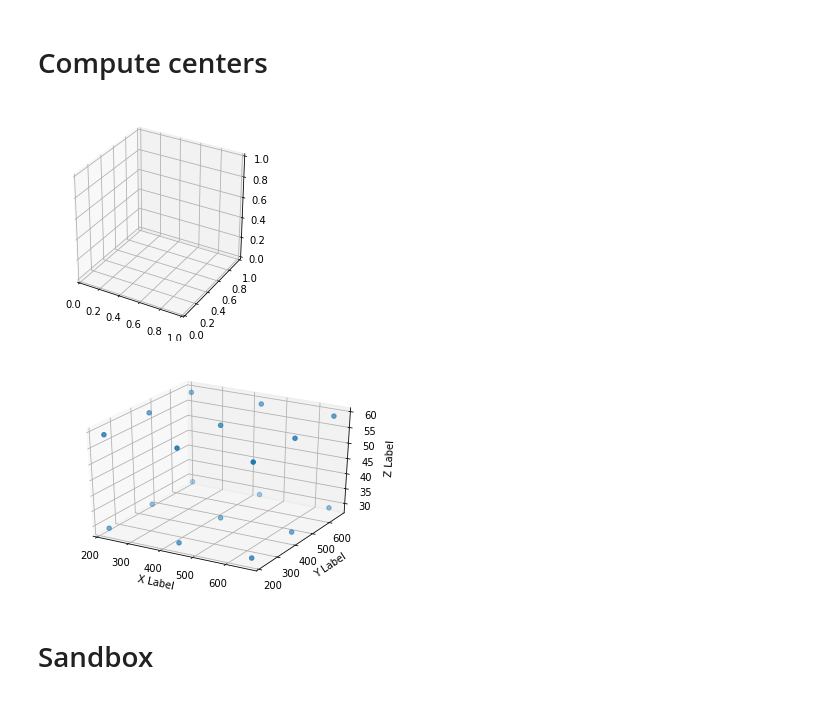
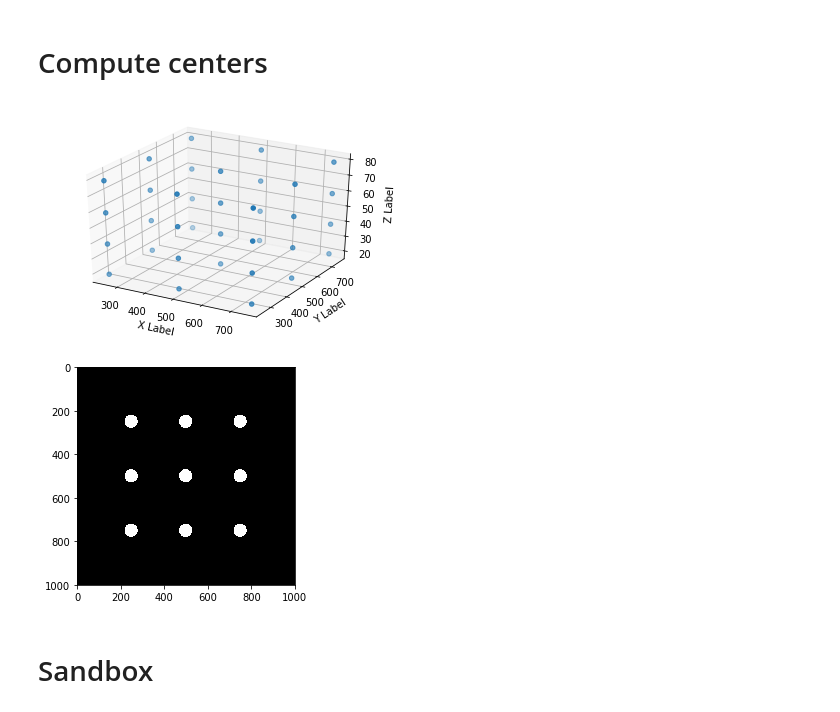
Before and after one commit to neurodata-cobalt/cobalt, a Jupyter notebook: source/jyim6/Simulated data.ipynb, the cells around one changed output. Drawn from its saved outputs; the diff is of its cells as text; code cells hidden in the pictures.

Commit message:
Stimulated data notebook generates a 36 cell easy cell detection image

```diff
--- a/source/jyim6/Simulated data.ipynb
+++ b/source/jyim6/Simulated data.ipynb
@@ -23,45 +23,46 @@ sys.path.append('./util/')
 X_RANGE = 1000
 Y_RANGE = 1000
 Z_RANGE = 100
-X_RADI = 200
-Y_RADI = 200
+X_RADI = 50
+Y_RADI = 50
 Z_RADI = 10
+X_MARGIN = 200
+Y_MARGIN = 200
+Z_MARGIN = Z_RADI
 img = np.zeros((X_RANGE, Y_RANGE, Z_RANGE, 3))
 tif_img = np.zeros((Z_RANGE, Y_RANGE, X_RANGE, 3))
-margin = 20
-z_c = Z_RANGE//(Z_RADI + margin)
-x_c = X_RANGE//(X_RADI + margin)
-y_c = Y_RANGE//(Y_RADI + margin)
+z_c = Z_RANGE//(Z_RADI + Z_MARGIN)
+x_c = X_RANGE//(X_RADI + X_MARGIN)
+y_c = Y_RANGE//(Y_RADI + Y_MARGIN)
 
 centers = []
 for k in range(1, z_c):
-    z = k*(Z_RADI + margin)-1
+    z = k*(Z_RADI + Z_MARGIN)-1
     for j in range(1, y_c):
-        y = j*(Y_RADI + margin)-1
+        y = j*(Y_RADI + Y_MARGIN)-1
         for i in range(1, x_c):
-            x = i*(X_RADI + margin)-1
+            x = i*(X_RADI + X_MARGIN)-1
             centers.append([x,y,z])
             img[x,y,z,0] = 255
             img[x,y,z,1] = 255
             img[x,y,z,2] = 255
 
 
             tif_img[z,y,x,0] = 255
             tif_img[z,y,x,1] = 255
             tif_img[z,y,x,2] = 255
 xs = np.array([x for x,y,z in centers])
 ys = np.array([y for x,y,z in centers])
 zs = np.array([z for x,y,z in centers])
 fig = plt.figure()
 ax = fig.add_subplot(111, projection='3d')
 ax.scatter(xs, ys, zs)
 ax.set_xlabel('X Label')
 ax.set_ylabel('Y Label')
 ax.set_zlabel('Z Label')
 plt.show()
 # %% [output]
-[figure, old version]
+[figure, new version]
-[figure, removed]
 # %%
 theta_all = np.linspace(0,  2*np.pi, 500)
 theta_pos = np.linspace(np.pi/2,  1.5* np.pi, 500)
@@ -88,6 +89,8 @@ for center in centers:
 
 plt.imshow(tif_img[51,:,:,0], 'gray')
 plt.show()
+# %% [output]
+[figure, added]
 # %%
 from tifffile import imsave
 imsave('img.tif', tif_img.astype(np.uint8))
```
